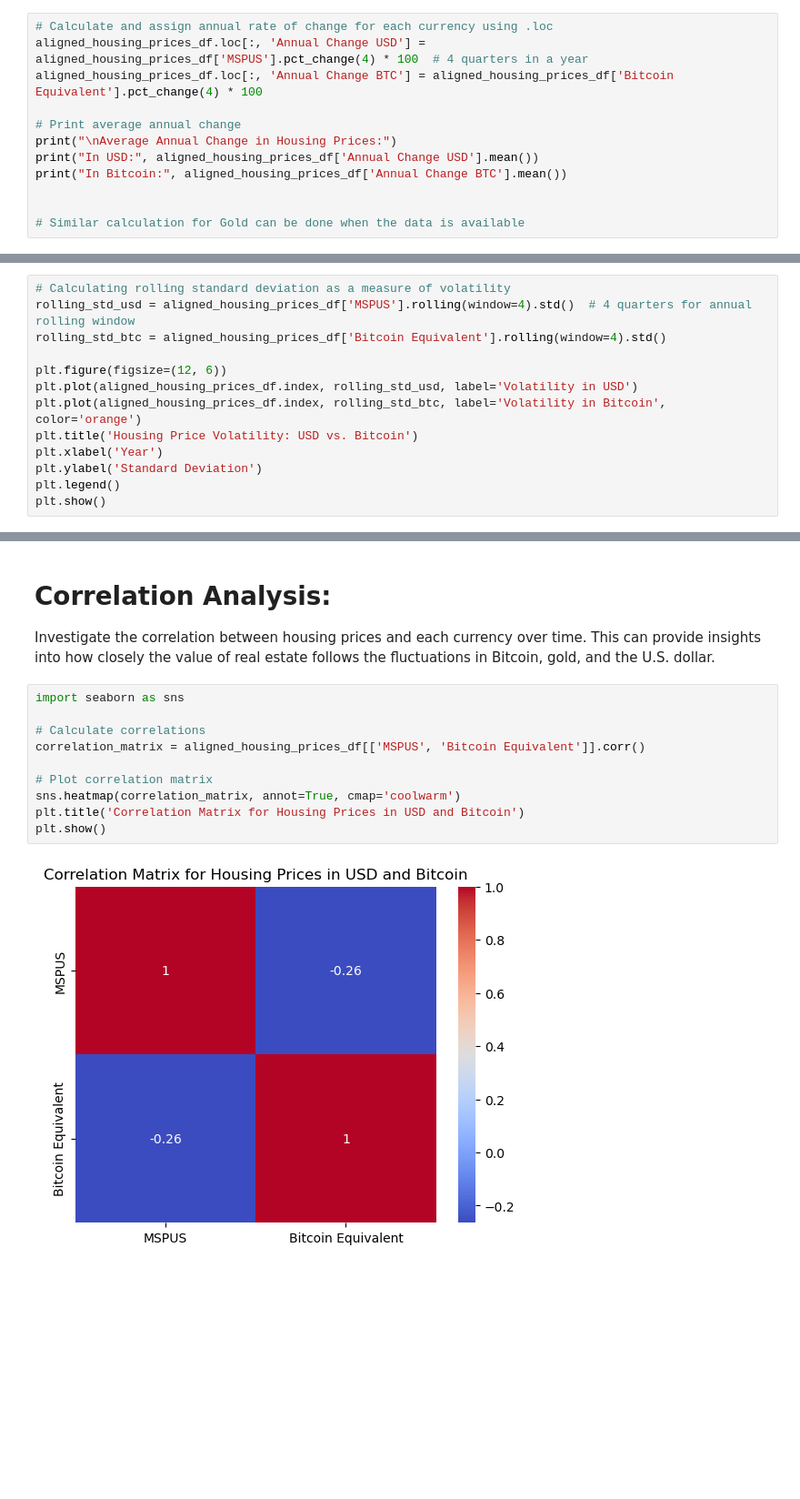
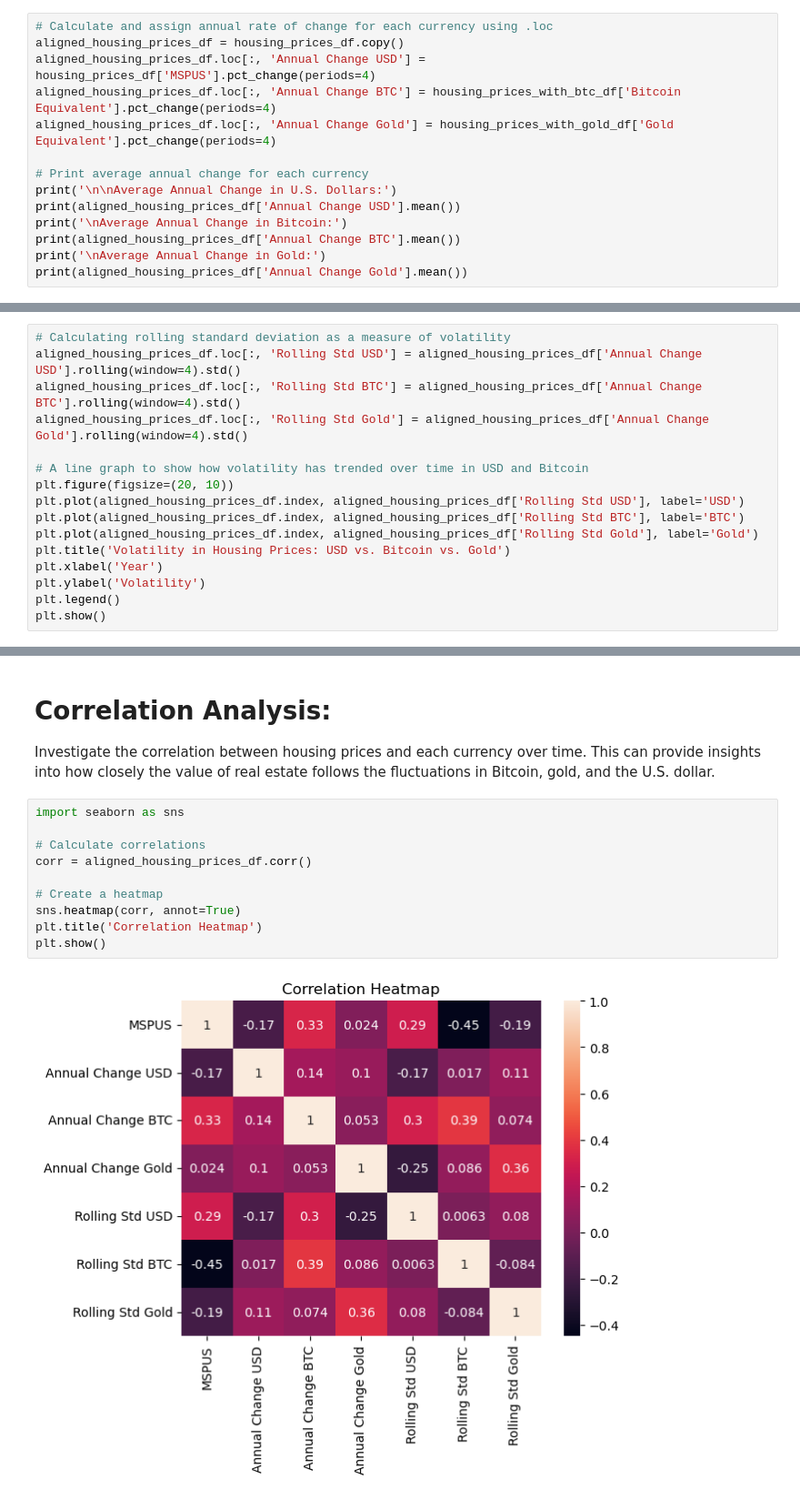
Before and after one commit to juanlavieri/housing_currency, a Jupyter notebook: Comparative_Housing_Prices_Analysis.ipynb, the cells around one changed output, grey strips where cells are left out. Shown at 91% size. Drawn from its saved outputs; the diff is of its cells as text; blank space fills up the shorter version.

Commit message:
Updated the gold analysis notebook and the overal analysis and conclusions

```diff
--- a/Comparative_Housing_Prices_Analysis.ipynb
+++ b/Comparative_Housing_Prices_Analysis.ipynb
@@ -187,14 +398,16 @@ Name: Bitcoin Equivalent, dtype: float64
 Calculate and compare the rates of change over different periods (e.g., annually, since the start of the dataset) for each currency.
 # %%
 # Calculate and assign annual rate of change for each currency using .loc
-aligned_housing_prices_df.loc[:, 'Annual Change USD'] = aligned_housing_prices_df['MSPUS'].pct_change(4) * 100  # 4 quarters in a year
-aligned_housing_prices_df.loc[:, 'Annual Change BTC'] = aligned_housing_prices_df['Bitcoin Equivalent'].pct_change(4) * 100
+aligned_housing_prices_df = housing_prices_df.copy()
+aligned_housing_prices_df.loc[:, 'Annual Change USD'] = housing_prices_df['MSPUS'].pct_change(periods=4)
+aligned_housing_prices_df.loc[:, 'Annual Change BTC'] = housing_prices_with_btc_df['Bitcoin Equivalent'].pct_change(periods=4)
+aligned_housing_prices_df.loc[:, 'Annual Change Gold'] = housing_prices_with_gold_df['Gold Equivalent'].pct_change(periods=4)
 
-# Print average annual change
-print("\nAverage Annual Change in Housing Prices:")
-print("In USD:", aligned_housing_prices_df['Annual Change USD'].mean())
-print("In Bitcoin:", aligned_housing_prices_df['Annual Change BTC'].mean())
-
-
-# Similar calculation for Gold can be done when the data is available
+# Print average annual change for each currency
+print('\n\nAverage Annual Change in U.S. Dollars:')
+print(aligned_housing_prices_df['Annual Change USD'].mean())
+print('\nAverage Annual Change in Bitcoin:')
+print(aligned_housing_prices_df['Annual Change BTC'].mean())
+print('\nAverage Annual Change in Gold:')
+print(aligned_housing_prices_df['Annual Change Gold'].mean())
 # %% [output]
@@ -268,15 +543,18 @@ plt.show()
 A visualization that compares the volatility (e.g., standard deviation) of housing prices in each currency over time.
 # %%
 # Calculating rolling standard deviation as a measure of volatility
-rolling_std_usd = aligned_housing_prices_df['MSPUS'].rolling(window=4).std()  # 4 quarters for annual rolling window
-rolling_std_btc = aligned_housing_prices_df['Bitcoin Equivalent'].rolling(window=4).std()
+aligned_housing_prices_df.loc[:, 'Rolling Std USD'] = aligned_housing_prices_df['Annual Change USD'].rolling(window=4).std()
+aligned_housing_prices_df.loc[:, 'Rolling Std BTC'] = aligned_housing_prices_df['Annual Change BTC'].rolling(window=4).std()
+aligned_housing_prices_df.loc[:, 'Rolling Std Gold'] = aligned_housing_prices_df['Annual Change Gold'].rolling(window=4).std()
 
-plt.figure(figsize=(12, 6))
-plt.plot(aligned_housing_prices_df.index, rolling_std_usd, label='Volatility in USD')
-plt.plot(aligned_housing_prices_df.index, rolling_std_btc, label='Volatility in Bitcoin', color='orange')
-plt.title('Housing Price Volatility: USD vs. Bitcoin')
+# A line graph to show how volatility has trended over time in USD and Bitcoin
+plt.figure(figsize=(20, 10))
+plt.plot(aligned_housing_prices_df.index, aligned_housing_prices_df['Rolling Std USD'], label='USD')
+plt.plot(aligned_housing_prices_df.index, aligned_housing_prices_df['Rolling Std BTC'], label='BTC')
+plt.plot(aligned_housing_prices_df.index, aligned_housing_prices_df['Rolling Std Gold'], label='Gold')
+plt.title('Volatility in Housing Prices: USD vs. Bitcoin vs. Gold')
 plt.xlabel('Year')
-plt.ylabel('Standard Deviation')
+plt.ylabel('Volatility')
 plt.legend()
 plt.show()
 # %% [output]
@@ -290,12 +568,12 @@ Investigate the correlation between housing prices and each currency over time.
 # %%
 import seaborn as sns
 
 # Calculate correlations
-correlation_matrix = aligned_housing_prices_df[['MSPUS', 'Bitcoin Equivalent']].corr()
+corr = aligned_housing_prices_df.corr()
 
-# Plot correlation matrix
-sns.heatmap(correlation_matrix, annot=True, cmap='coolwarm')
-plt.title('Correlation Matrix for Housing Prices in USD and Bitcoin')
+# Create a heatmap
+sns.heatmap(corr, annot=True)
+plt.title('Correlation Heatmap')
 plt.show()
 # %% [output]
-[figure, old version]
+[figure, new version]
```
Also changed, not shown: parts of 30 cells of this notebook, 5 other files.
